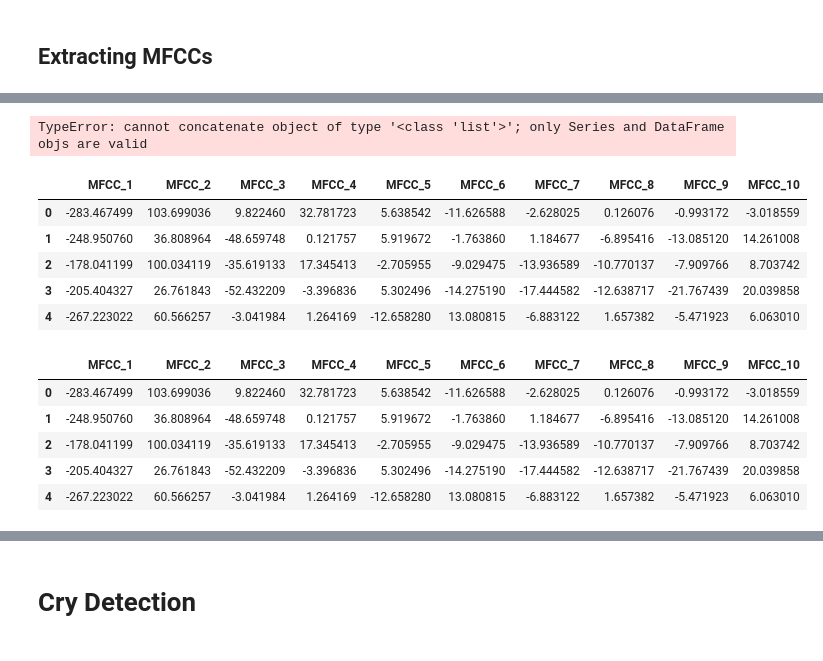
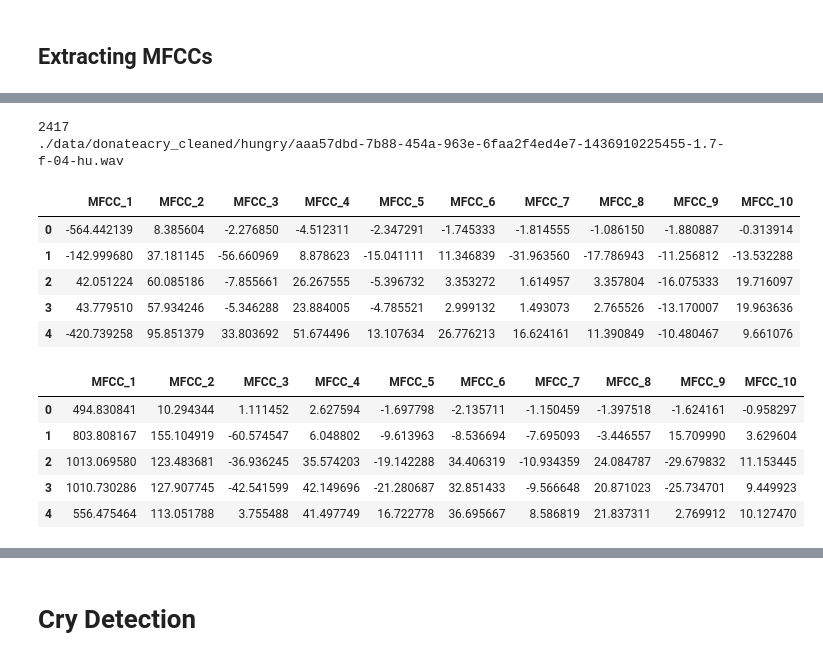
Before and after one commit to alem-147/infasafe, a Jupyter notebook: audio_analysis/Audio_Demo.ipynb, the cells around one changed output, grey strips where cells are left out. Drawn from its saved outputs; the diff is of its cells as text; code cells hidden in the pictures.

```diff
--- a/audio_analysis/Audio_Demo.ipynb
+++ b/audio_analysis/Audio_Demo.ipynb
@@ -83,9 +87,9 @@ live_detection_labels = pd.concat([neg_set,pos_set])
 ## Extracting MFCCs
 # %%
 audio_files = []
-cry_esc50_data_path = "./data/esc_50/audio"
-cry_esc50_audio_files = np.array([f"{cry_esc50_data_path}/{fname}" for fname in cry_esc50['filename']])
-audio_files.extend(cry_esc50_audio_files)
+# cry_esc50_data_path = "./data/esc_50/audio"
+# cry_esc50_audio_files = np.array([f"{cry_esc50_data_path}/{fname}" for fname in cry_esc50['filename']])
+# audio_files.extend(cry_esc50_audio_files)
 
 neg_data_path = "./data/esc_50/audio"
 neg_audio_files = np.array([f"{neg_data_path}/{fname}" for fname in clean_esc50['filename']])
@@ -107,3 +102,9 @@ demo_detection_set.head()
+# %%
+print(len(audio_files))
+print(audio_files[-1])
+# %% [output]
+2417
+./data/donateacry_cleaned/hungry/aaa57dbd-7b88-454a-963e-6faa2f4ed4e7-1436910225455-1.7-f-04-hu.wav
 # %%
 mfcc_vectors = []
 
@@ -111,19 +112,17 @@ mfcc_vectors = []
 for audio_file_path in audio_files:
     mfcc_vector = extract_mfccs_proper(audio_file_path)
     mfcc_vectors.append(mfcc_vector)
-# %% [output]
-TypeError: cannot concatenate object of type '<class 'list'>'; only Series and DataFrame objs are valid
 # %%
 n_mfcc = 10
 mfcc_df = pd.DataFrame(data=mfcc_vectors, columns=[f'MFCC_{i}' for i in range(1, n_mfcc + 1)])
 mfcc_df.head()
 # %% [output]
 |  | MFCC_1 | MFCC_2 | MFCC_3 | MFCC_4 | MFCC_5 | MFCC_6 | MFCC_7 | MFCC_8 | MFCC_9 | MFCC_10 |
-| 0 | -283.467499 | 103.699036 | 9.822460 | 32.781723 | 5.638542 | -11.626588 | -2.628025 | 0.126076 | -0.993172 | -3.018559 |
-| 1 | -248.950760 | 36.808964 | -48.659748 | 0.121757 | 5.919672 | -1.763860 | 1.184677 | -6.895416 | -13.085120 | 14.261008 |
-| 2 | -178.041199 | 100.034119 | -35.619133 | 17.345413 | -2.705955 | -9.029475 | -13.936589 | -10.770137 | -7.909766 | 8.703742 |
-| 3 | -205.404327 | 26.761843 | -52.432209 | -3.396836 | 5.302496 | -14.275190 | -17.444582 | -12.638717 | -21.767439 | 20.039858 |
-| 4 | -267.223022 | 60.566257 | -3.041984 | 1.264169 | -12.658280 | 13.080815 | -6.883122 | 1.657382 | -5.471923 | 6.063010 |
+| 0 | -564.442139 | 8.385604 | -2.276850 | -4.512311 | -2.347291 | -1.745333 | -1.814555 | -1.086150 | -1.880887 | -0.313914 |
+| 1 | -142.999680 | 37.181145 | -56.660969 | 8.878623 | -15.041111 | 11.346839 | -31.963560 | -17.786943 | -11.256812 | -13.532288 |
+| 2 | 42.051224 | 60.085186 | -7.855661 | 26.267555 | -5.396732 | 3.353272 | 1.614957 | 3.357804 | -16.075333 | 19.716097 |
+| 3 | 43.779510 | 57.934246 | -5.346288 | 23.884005 | -4.785521 | 2.999132 | 1.493073 | 2.765526 | -13.170007 | 19.963636 |
+| 4 | -420.739258 | 95.851379 | 33.803692 | 51.674496 | 13.107634 | 26.776213 | 16.624161 | 11.390849 | -10.480467 | 9.661076 |
 # %%
 demo_detection_set = pd.concat([demo_detection_labels.reset_index(drop=True)
                                 ,mfcc_df],axis=1)
@@ -136,12 +135,12 @@ for audio_file_path in audio_files:
     live_mfcc_vectors.append(mfcc_vector)
 # %%
 n_mfcc = 10
-live_mfcc_df = pd.DataFrame(data=mfcc_vectors, columns=[f'MFCC_{i}' for i in range(1, n_mfcc + 1)])
+live_mfcc_df = pd.DataFrame(data=live_mfcc_vectors, columns=[f'MFCC_{i}' for i in range(1, n_mfcc + 1)])
 live_mfcc_df.head()
 # %% [output]
 |  | MFCC_1 | MFCC_2 | MFCC_3 | MFCC_4 | MFCC_5 | MFCC_6 | MFCC_7 | MFCC_8 | MFCC_9 | MFCC_10 |
-| 0 | -283.467499 | 103.699036 | 9.822460 | 32.781723 | 5.638542 | -11.626588 | -2.628025 | 0.126076 | -0.993172 | -3.018559 |
-| 1 | -248.950760 | 36.808964 | -48.659748 | 0.121757 | 5.919672 | -1.763860 | 1.184677 | -6.895416 | -13.085120 | 14.261008 |
-| 2 | -178.041199 | 100.034119 | -35.619133 | 17.345413 | -2.705955 | -9.029475 | -13.936589 | -10.770137 | -7.909766 | 8.703742 |
-| 3 | -205.404327 | 26.761843 | -52.432209 | -3.396836 | 5.302496 | -14.275190 | -17.444582 | -12.638717 | -21.767439 | 20.039858 |
-| 4 | -267.223022 | 60.566257 | -3.041984 | 1.264169 | -12.658280 | 13.080815 | -6.883122 | 1.657382 | -5.471923 | 6.063010 |
+| 0 | 494.830841 | 10.294344 | 1.111452 | 2.627594 | -1.697798 | -2.135711 | -1.150459 | -1.397518 | -1.624161 | -0.958297 |
+| 1 | 803.808167 | 155.104919 | -60.574547 | 6.048802 | -9.613963 | -8.536694 | -7.695093 | -3.446557 | 15.709990 | 3.629604 |
+| 2 | 1013.069580 | 123.483681 | -36.936245 | 35.574203 | -19.142288 | 34.406319 | -10.934359 | 24.084787 | -29.679832 | 11.153445 |
+| 3 | 1010.730286 | 127.907745 | -42.541599 | 42.149696 | -21.280687 | 32.851433 | -9.566648 | 20.871023 | -25.734701 | 9.449923 |
+| 4 | 556.475464 | 113.051788 | 3.755488 | 41.497749 | 16.722778 | 36.695667 | 8.586819 | 21.837311 | 2.769912 | 10.127470 |
```
Also changed, not shown: parts of 59 cells of this notebook, 4 other files.
